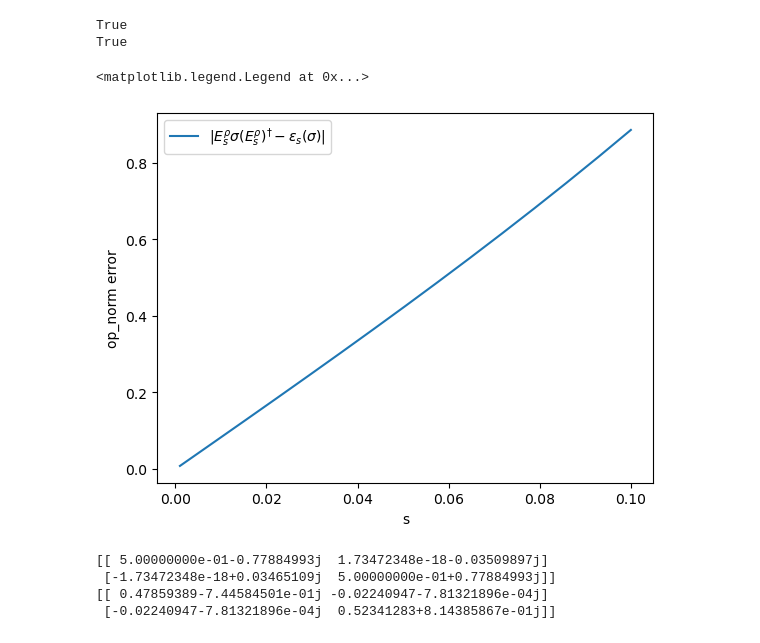
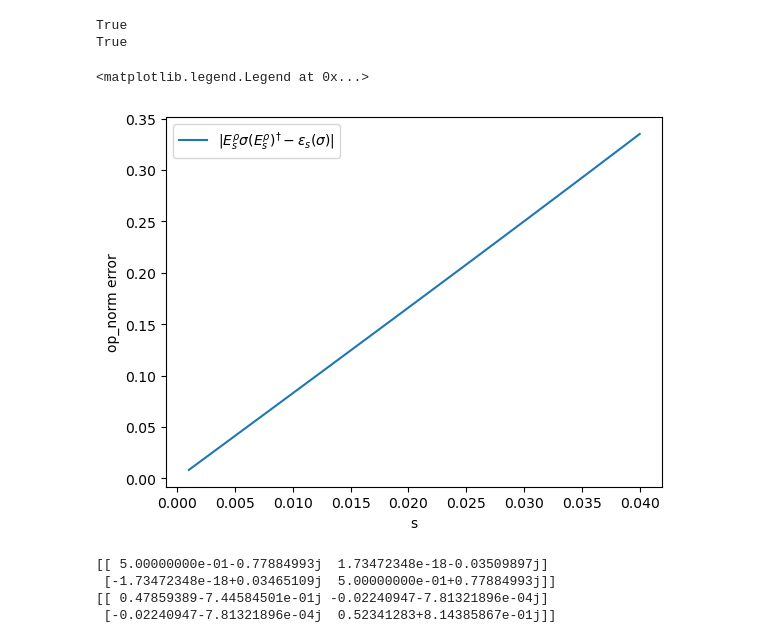
Before and after one commit to Sam-XiaoyueLi/double_bracket_flow_as_a_diagonalization_quantum_algorithm, a Jupyter notebook: Schmidt_decomposition.ipynb, the cells around one changed output. Cells and saved outputs as stored; diff of their text form; code cells hidden in the pictures.

```diff
--- a/Schmidt_decomposition.ipynb
+++ b/Schmidt_decomposition.ipynb
@@ -87,20 +87,20 @@ evolve = lambda s, dm: expm(-1j*s*dm)
 DME = lambda s, rho, sigma: partial_trace(evolve(s,Swap) @ np.kron(rho, sigma) @ evolve(-s,Swap),1)
 DME_s = DME(s, rho, sigma)
 # %%
-s_grid = np.linspace(0.001, 0.1, 15)
+s_grid = np.linspace(0.001, 0.04, 15)
 error1_s_list = []
 for s in s_grid:
     DME_s = DME(s, rho, sigma)
     DME_goal = evolve(s,rho) @ sigma @ np.conjugate(evolve(s, rho)).T
     error1_s = op_norm(np.abs(DME_goal - DME_s))
     error1_s_list.append(error1_s)
 plt.plot(s_grid, error1_s_list, label=r'$|E_s^\rho\sigma (E_s^\rho)^\dag- \varepsilon_s(\sigma)|$')
 plt.xlabel('s')
 plt.ylabel('op_norm error')
 plt.legend()
 # %% [output]
 <matplotlib.legend.Legend at 0x...>
-[figure, old version]
+[figure, new version]
 # %%
 trotter_step = 1
 s = 0.01
```
Also changed, not shown: parts of 2 cells of this notebook.
